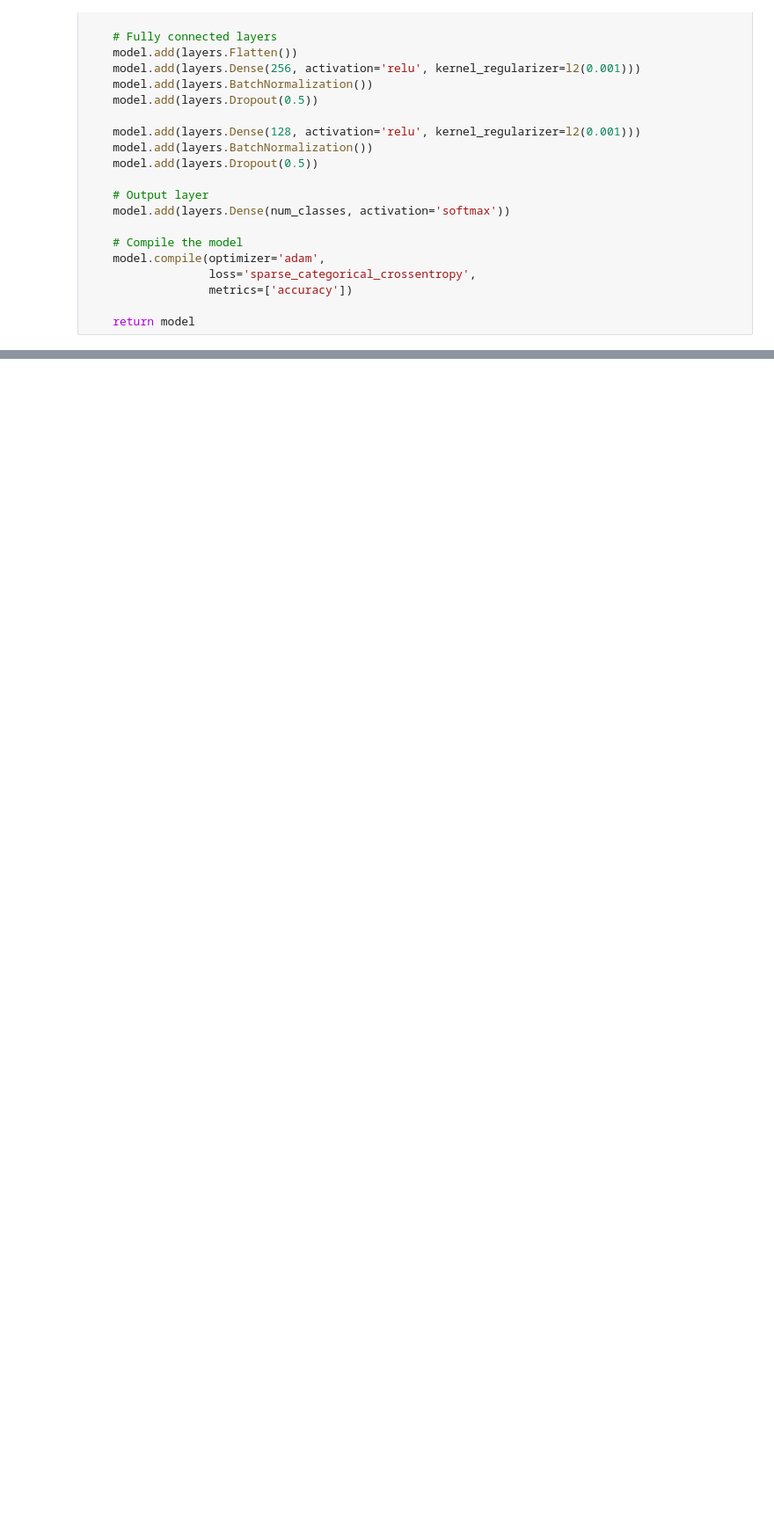
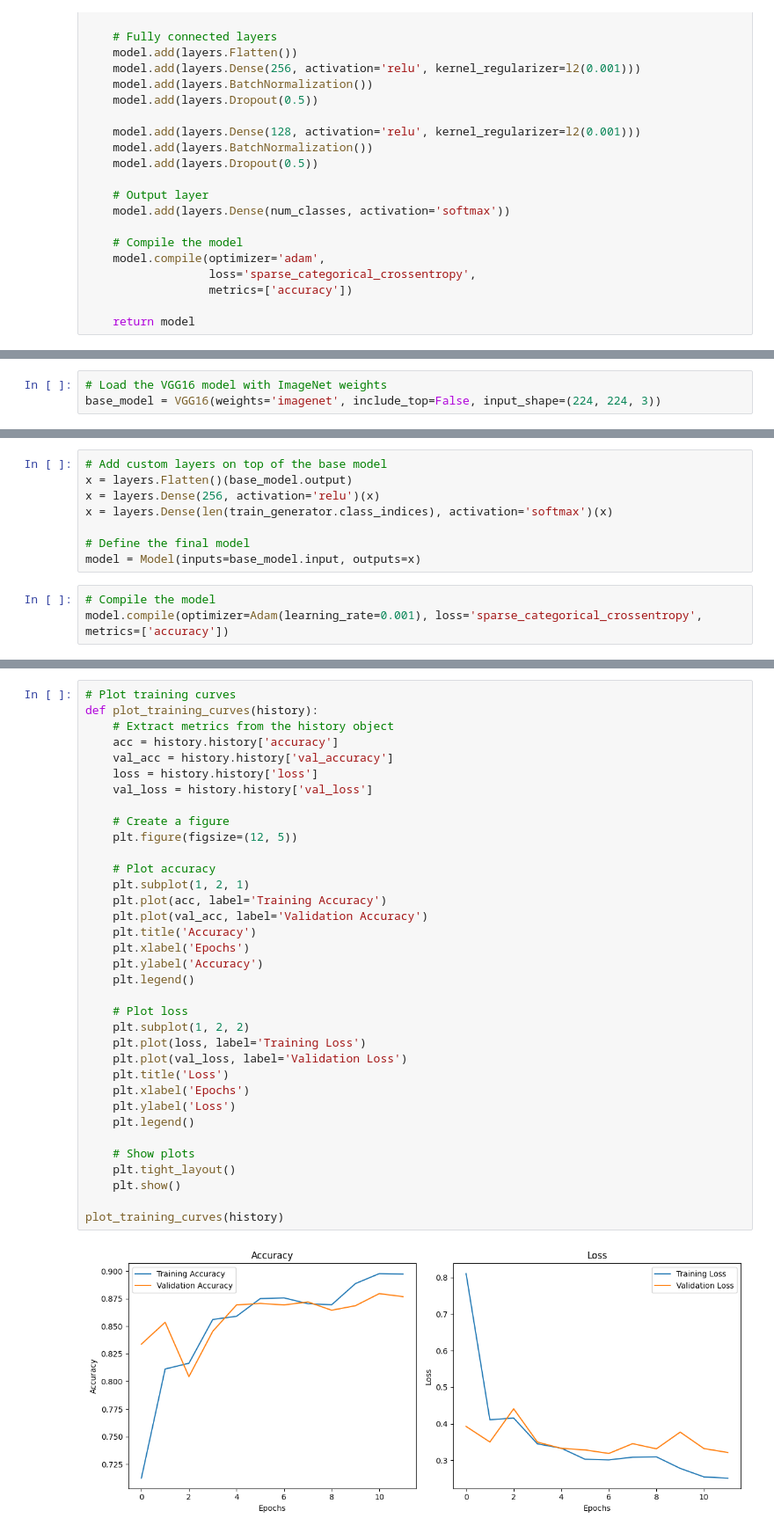
Before and after one commit to junaidhashmi1/Image_Classification_Code_Repo_Project, a Jupyter notebook: Breast_Cancer_Image_Classification.ipynb, the cells around one changed output, grey strips where cells are left out. Shown at 88% size. Cells and saved outputs as stored; diff of their text form; blank space fills up the shorter version.

```diff
--- a/Breast_Cancer_Image_Classification.ipynb
+++ b/Breast_Cancer_Image_Classification.ipynb
@@ -339,0 +451,3 @@ WARNING:absl:You are saving your model as an HDF5 file via `model.save()` or `ke
+# %%
+# Load the VGG16 model with ImageNet weights
+base_model = VGG16(weights='imagenet', include_top=False, input_shape=(224, 224, 3))
@@ -339,0 +463,11 @@ WARNING:absl:You are saving your model as an HDF5 file via `model.save()` or `ke
+# %%
+# Add custom layers on top of the base model
+x = layers.Flatten()(base_model.output)
+x = layers.Dense(256, activation='relu')(x)
+x = layers.Dense(len(train_generator.class_indices), activation='softmax')(x)
+
+# Define the final model
+model = Model(inputs=base_model.input, outputs=x)
+# %%
+# Compile the model
+model.compile(optimizer=Adam(learning_rate=0.001), loss='sparse_categorical_crossentropy', metrics=['accuracy'])
@@ -339,0 +523,37 @@ WARNING:absl:You are saving your model as an HDF5 file via `model.save()` or `ke
+# %%
+# Plot training curves
+def plot_training_curves(history):
+    # Extract metrics from the history object
+    acc = history.history['accuracy']
+    val_acc = history.history['val_accuracy']
+    loss = history.history['loss']
+    val_loss = history.history['val_loss']
+
+    # Create a figure
+    plt.figure(figsize=(12, 5))
+
+    # Plot accuracy
+    plt.subplot(1, 2, 1)
+    plt.plot(acc, label='Training Accuracy')
+    plt.plot(val_acc, label='Validation Accuracy')
+    plt.title('Accuracy')
+    plt.xlabel('Epochs')
+    plt.ylabel('Accuracy')
+    plt.legend()
+
+    # Plot loss
+    plt.subplot(1, 2, 2)
+    plt.plot(loss, label='Training Loss')
+    plt.plot(val_loss, label='Validation Loss')
+    plt.title('Loss')
+    plt.xlabel('Epochs')
+    plt.ylabel('Loss')
+    plt.legend()
+
+    # Show plots
+    plt.tight_layout()
+    plt.show()
+
+plot_training_curves(history)
+# %% [output]
+[figure, added]
```
Also changed, not shown: parts of 35 cells of this notebook.
